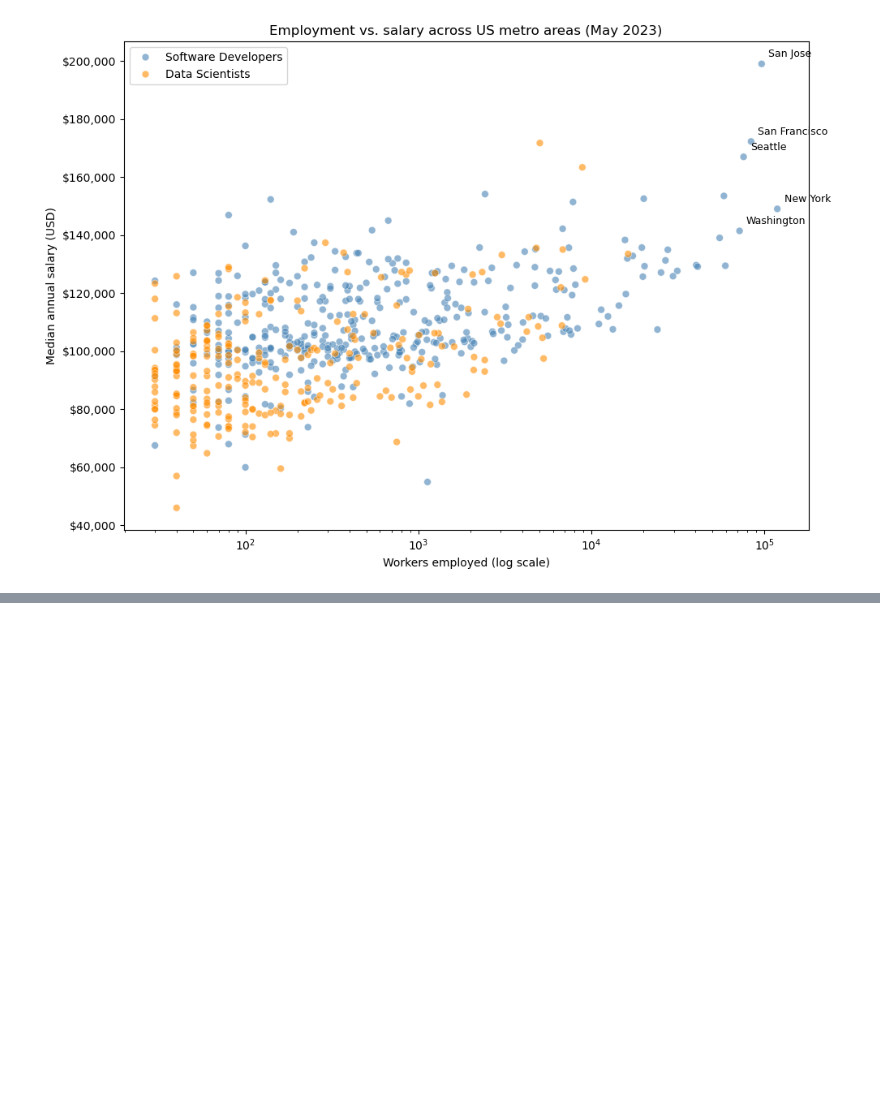
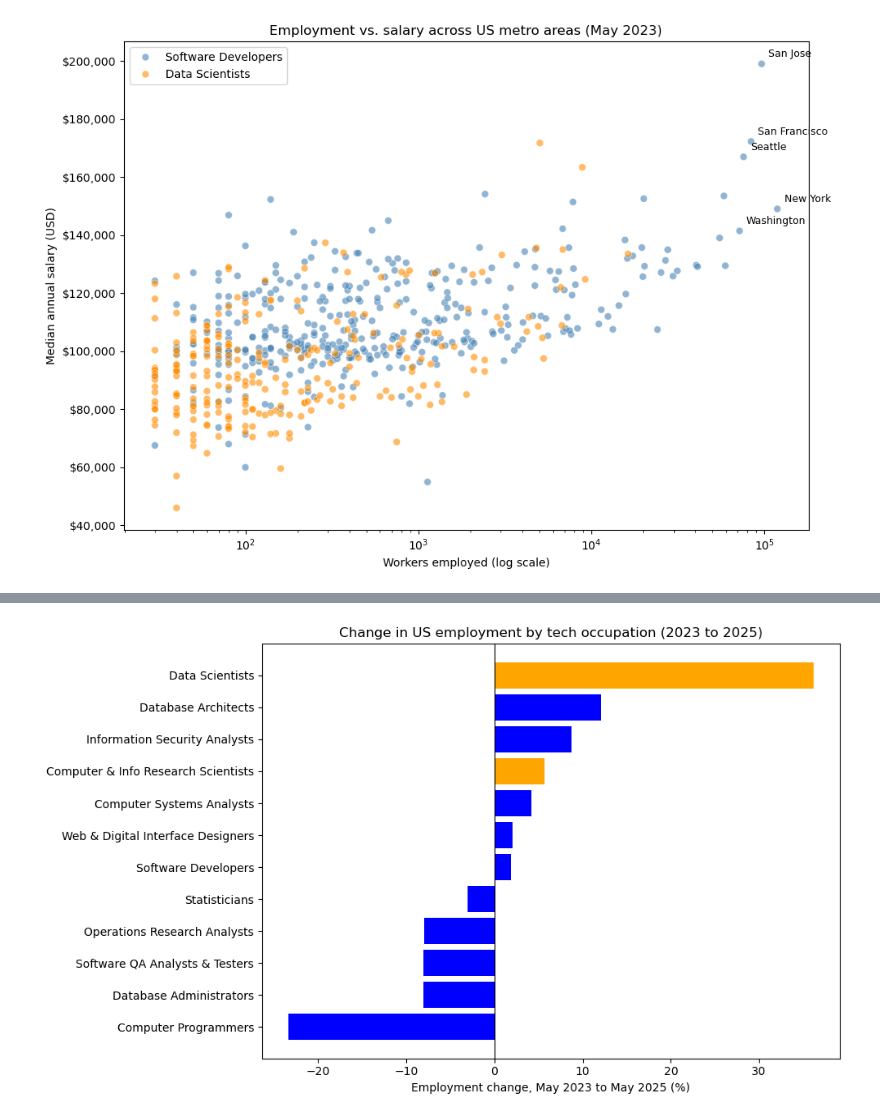
Before and after one commit to LuisRamirezv/CA1--DataVisualisation, a Jupyter notebook: CA1-LuisRamirez.ipynb, the cells around one changed output, grey strips where cells are left out. Cells and saved outputs as stored; diff of their text form; code cells hidden in the pictures; blank space fills up the shorter version.

Commit message:
dding challenge and visualisation

```diff
--- a/CA1-LuisRamirez.ipynb
+++ b/CA1-LuisRamirez.ipynb
@@ -501,0 +549,24 @@ plt.show()
+# %%
+# Cleaning the dataset and changing to NaN
+# Symbols (#, *, **) -> NaN (same cleaning as the dataset of 2023)
+for c in ['TOT_EMP', 'A_MEDIAN']:
+    df25[c] = pd.to_numeric(df25[c].astype(str).str.replace(',', '').str.strip(), errors='coerce')
+
+# Same filter for the 2025 table
+df25['OCC_CODE'] = df25['OCC_CODE'].astype(str).str.strip()
+nat25 = df25[(df25['AREA_TYPE'] == 1)
+             & (df25['NAICS_TITLE'] == 'Cross-industry')
+             & (df25['OCC_CODE'].isin(tech_codes))].drop_duplicates(subset='OCC_CODE').copy()
+nat25['OCC_SHORT'] = nat25['OCC_CODE'].map(tech_codes)
+# %%
+# One table with both years: I join them using the occupation name as the index
+cmp = (nat23.set_index('OCC_SHORT')[['TOT_EMP', 'A_MEDIAN']].add_suffix('_2023') # Adding the "_2023" to the column names
+         .join(nat25.set_index('OCC_SHORT')[['TOT_EMP', 'A_MEDIAN']].add_suffix('_2025'), how='inner'))
+
+# How many job were added or lost, and the % change compared with 2023
+cmp['EMP_CHANGE'] = cmp['TOT_EMP_2025'] - cmp['TOT_EMP_2023']
+cmp['EMP_CHANGE_PCT'] = cmp['EMP_CHANGE'] / cmp['TOT_EMP_2023'] * 100
+
+cmp.sort_values('EMP_CHANGE_PCT', ascending=False).round(1)# Biggest growth first
+
+# Showing table with both years.
@@ -501,0 +588,17 @@ plt.show()
+# %%
+# The two jobs I use as AI proxies will be orange in the chart
+ai_proxy = ['Data Scientists', 'Computer & Info Research Scientists']
+
+# Sorted so the chart is easy to read
+d = cmp.dropna(subset=['EMP_CHANGE_PCT']).sort_values('EMP_CHANGE_PCT')
+colors = ['orange' if occ in ai_proxy else 'blue' for occ in d.index]
+
+plt.figure(figsize=(10, 6))
+plt.barh(d.index, d['EMP_CHANGE_PCT'], color=colors)
+plt.axvline(0, color='black', linewidth=0.8) # line at 0: bars on the right grew, on the left shrank
+plt.xlabel('Employment change, May 2023 to May 2025 (%)')
+plt.title('Change in US employment by tech occupation (2023 to 2025)')
+plt.tight_layout()
+plt.show()
+# %% [output]
+[figure, added]
```
Also changed, not shown: parts of 13 cells of this notebook.
